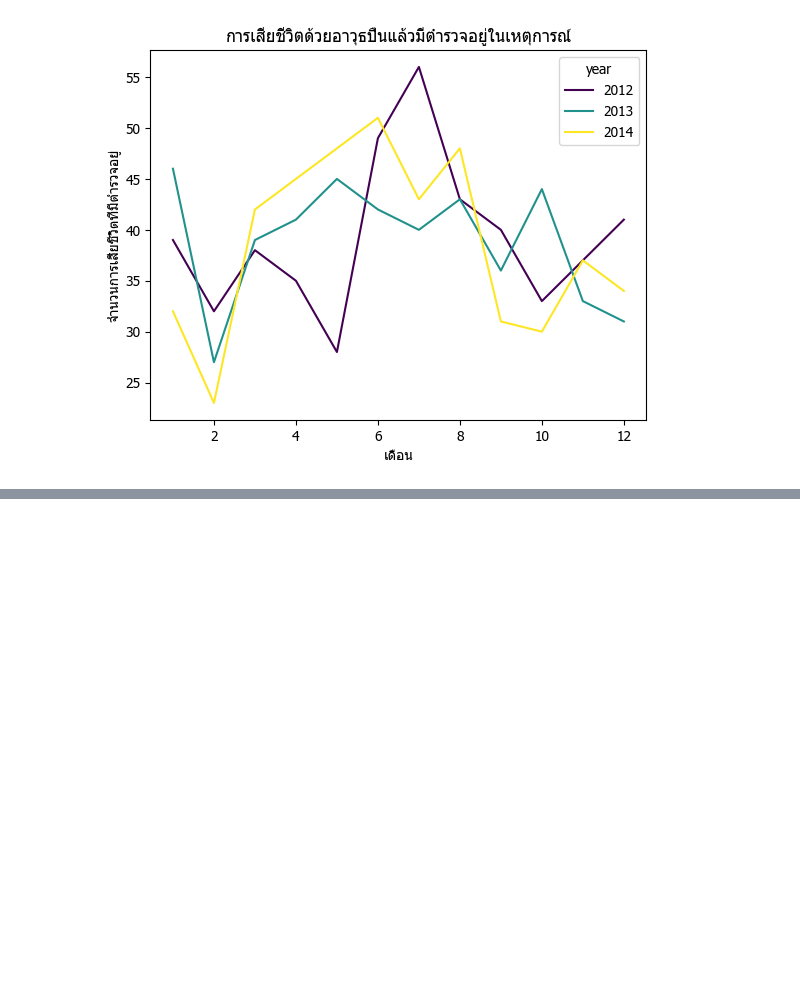
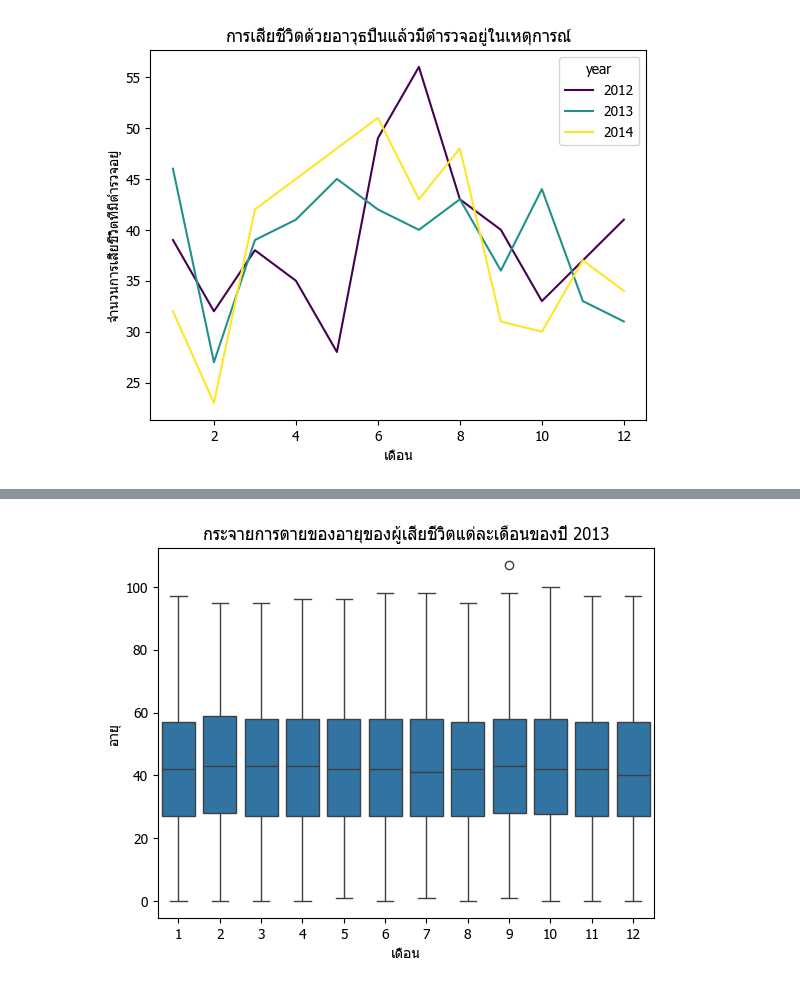
Before and after one commit to ThaphatTT/FinalDataAnalytics, a Jupyter notebook: GunAndDeathsInAmerica.ipynb, the cells around one changed output, grey strips where cells are left out. Cells and saved outputs as stored; diff of their text form; code cells hidden in the pictures; blank space fills up the shorter version.

Commit message:
Add description bloxplot and import data

```diff
--- a/GunAndDeathsInAmerica.ipynb
+++ b/GunAndDeathsInAmerica.ipynb
@@ -270,3 +273,25 @@ plt.ylabel('จำนวนการเสียชีวิตที่มี
 plt.show()
 # %% [output]
 [figure]
+# %%
+filter={
+    'year': {
+        '$eq': 2013
+    }
+}
+project={
+    '_id': 0,
+    'month': 1,
+    'age': 1,
+    'year': 1
+}
+sort=list({
+    'age': 1
+}.items())
+result6 = mycol.find(
+  filter=filter,
+  projection=project,
+  sort=sort
+)
+data6 = pd.DataFrame(list(result6))
+data6
@@ -272,0 +312,8 @@ plt.show()
+# %%
+sns.boxplot(x='month', y='age', data=data6)
+plt.title('กระจายการตายของอายุของผู้เสียชีวิตแต่ละเดือนของปี 2013')
+plt.xlabel('เดือน')
+plt.ylabel('อายุ')
+plt.show()
+# %% [output]
+[figure, added]
```
Also changed, not shown: parts of 4 cells of this notebook.
